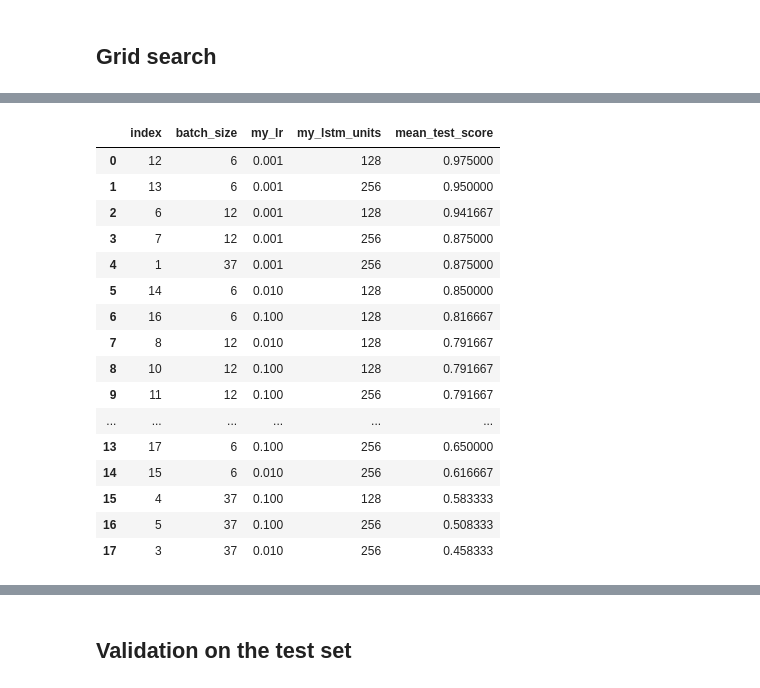
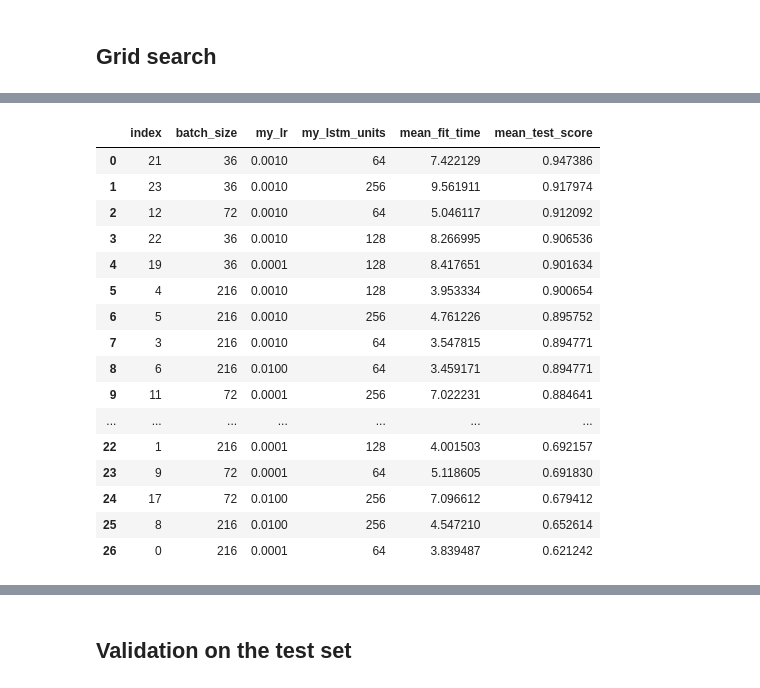
Before and after one commit to animaviridis/dmv-practicals, a Jupyter notebook: assessment/assignment1/task2/task2.ipynb, the cells around one changed output, grey strips where cells are left out. Saved outputs shown, nothing was run; the diff lists cells and outputs as text; code cells hidden in the pictures.

```diff
--- a/assessment/assignment1/task2/task2.ipynb
+++ b/assessment/assignment1/task2/task2.ipynb
@@ -277,7 +241,7 @@ def scorer(estimator, X, y):
 # %%
 from sklearn.model_selection import GridSearchCV
 # %%
-param_grid = {'my_lr': [0.001, 0.01, 0.1], 'batch_size': [N_FILES, N_FILES//3, N_FILES//6], 'my_lstm_units': [128, 256]}
+param_grid = {'my_lr': [0.0001, 0.001, 0.01], 'batch_size': [N_FILES, N_FILES//3, N_FILES//6], 'my_lstm_units': [64, 128, 256]}
 # %%
 gcv = GridSearchCV(KerasClassifier(make_lstm, **fit_params), param_grid=param_grid, cv=kf, scoring=scorer)
 gcv
@@ -295,30 +273,31 @@ gcv.fit(data_train, labels_train)
 # %%
 gcv_results = pd.DataFrame(gcv.cv_results_['params'])
 codes = gcv_results.columns
 
+gcv_results['mean_fit_time'] = gcv.cv_results_['mean_fit_time']
 gcv_results['mean_test_score'] = gcv.cv_results_['mean_test_score']
 gcv_results.sort_values('mean_test_score', ascending=False, inplace=True)
 gcv_results.reset_index(inplace=True)
 
 gcv_results
 # %% [output]
-|  | index | batch_size | my_lr | my_lstm_units | mean_test_score |
-| 0 | 12 | 6 | 0.001 | 128 | 0.975000 |
-| 1 | 13 | 6 | 0.001 | 256 | 0.950000 |
-| 2 | 6 | 12 | 0.001 | 128 | 0.941667 |
-| 3 | 7 | 12 | 0.001 | 256 | 0.875000 |
-| 4 | 1 | 37 | 0.001 | 256 | 0.875000 |
-| 5 | 14 | 6 | 0.010 | 128 | 0.850000 |
-| 6 | 16 | 6 | 0.100 | 128 | 0.816667 |
-| 7 | 8 | 12 | 0.010 | 128 | 0.791667 |
-| 8 | 10 | 12 | 0.100 | 128 | 0.791667 |
-| 9 | 11 | 12 | 0.100 | 256 | 0.791667 |
-| ... | ... | ... | ... | ... | ... |
-| 13 | 17 | 6 | 0.100 | 256 | 0.650000 |
-| 14 | 15 | 6 | 0.010 | 256 | 0.616667 |
-| 15 | 4 | 37 | 0.100 | 128 | 0.583333 |
-| 16 | 5 | 37 | 0.100 | 256 | 0.508333 |
-| 17 | 3 | 37 | 0.010 | 256 | 0.458333 |
+|  | index | batch_size | my_lr | my_lstm_units | mean_fit_time | mean_test_score |
+| 0 | 21 | 36 | 0.0010 | 64 | 7.422129 | 0.947386 |
+| 1 | 23 | 36 | 0.0010 | 256 | 9.561911 | 0.917974 |
+| 2 | 12 | 72 | 0.0010 | 64 | 5.046117 | 0.912092 |
+| 3 | 22 | 36 | 0.0010 | 128 | 8.266995 | 0.906536 |
+| 4 | 19 | 36 | 0.0001 | 128 | 8.417651 | 0.901634 |
+| 5 | 4 | 216 | 0.0010 | 128 | 3.953334 | 0.900654 |
+| 6 | 5 | 216 | 0.0010 | 256 | 4.761226 | 0.895752 |
+| 7 | 3 | 216 | 0.0010 | 64 | 3.547815 | 0.894771 |
+| 8 | 6 | 216 | 0.0100 | 64 | 3.459171 | 0.894771 |
+| 9 | 11 | 72 | 0.0001 | 256 | 7.022231 | 0.884641 |
+| ... | ... | ... | ... | ... | ... | ... |
+| 22 | 1 | 216 | 0.0001 | 128 | 4.001503 | 0.692157 |
+| 23 | 9 | 72 | 0.0001 | 64 | 5.118605 | 0.691830 |
+| 24 | 17 | 72 | 0.0100 | 256 | 7.096612 | 0.679412 |
+| 25 | 8 | 216 | 0.0100 | 256 | 4.547210 | 0.652614 |
+| 26 | 0 | 216 | 0.0001 | 64 | 3.839487 | 0.621242 |
 # %%
 fig, axes = plt.subplots(3, 1, sharex='all', figsize=(12, 10))
 for i, ax in enumerate(axes):
```
Also changed, not shown: parts of 23 cells of this notebook.
